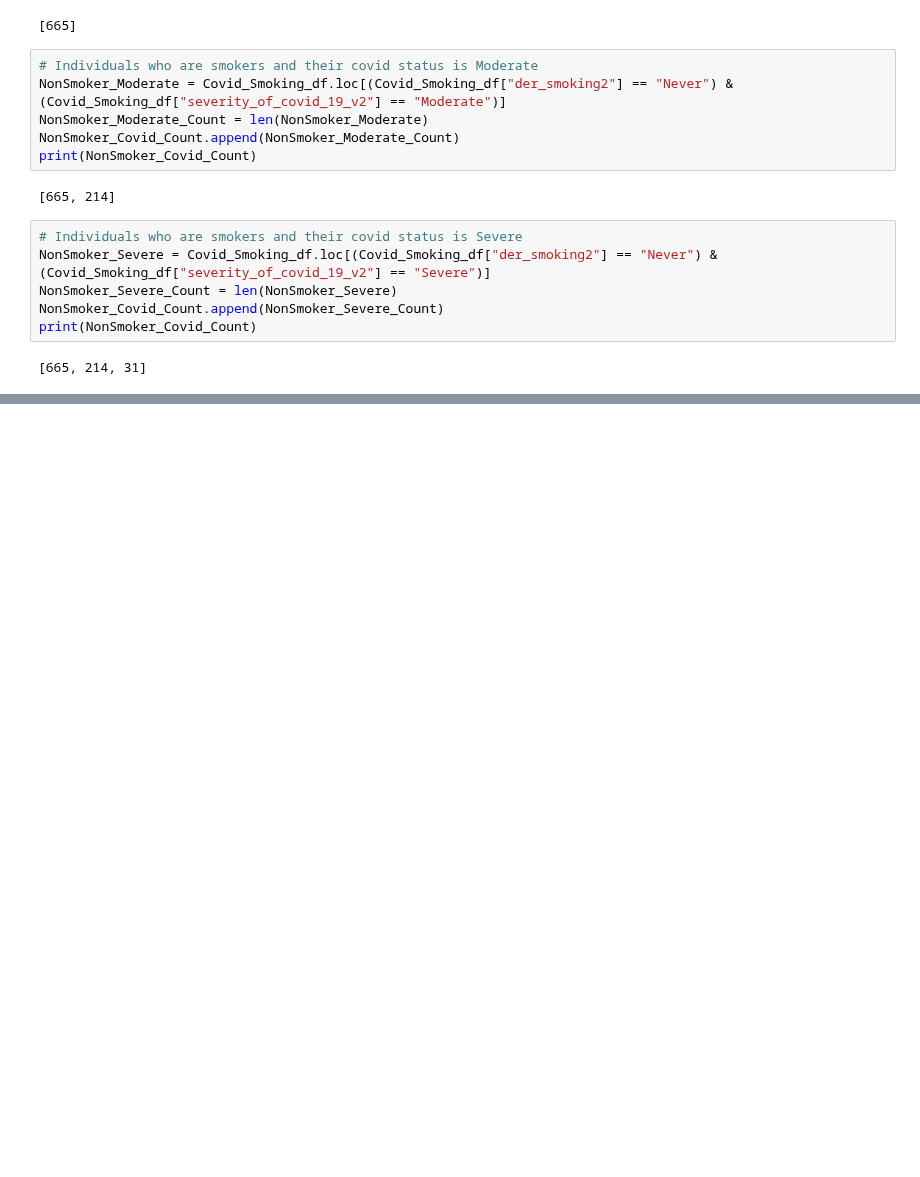
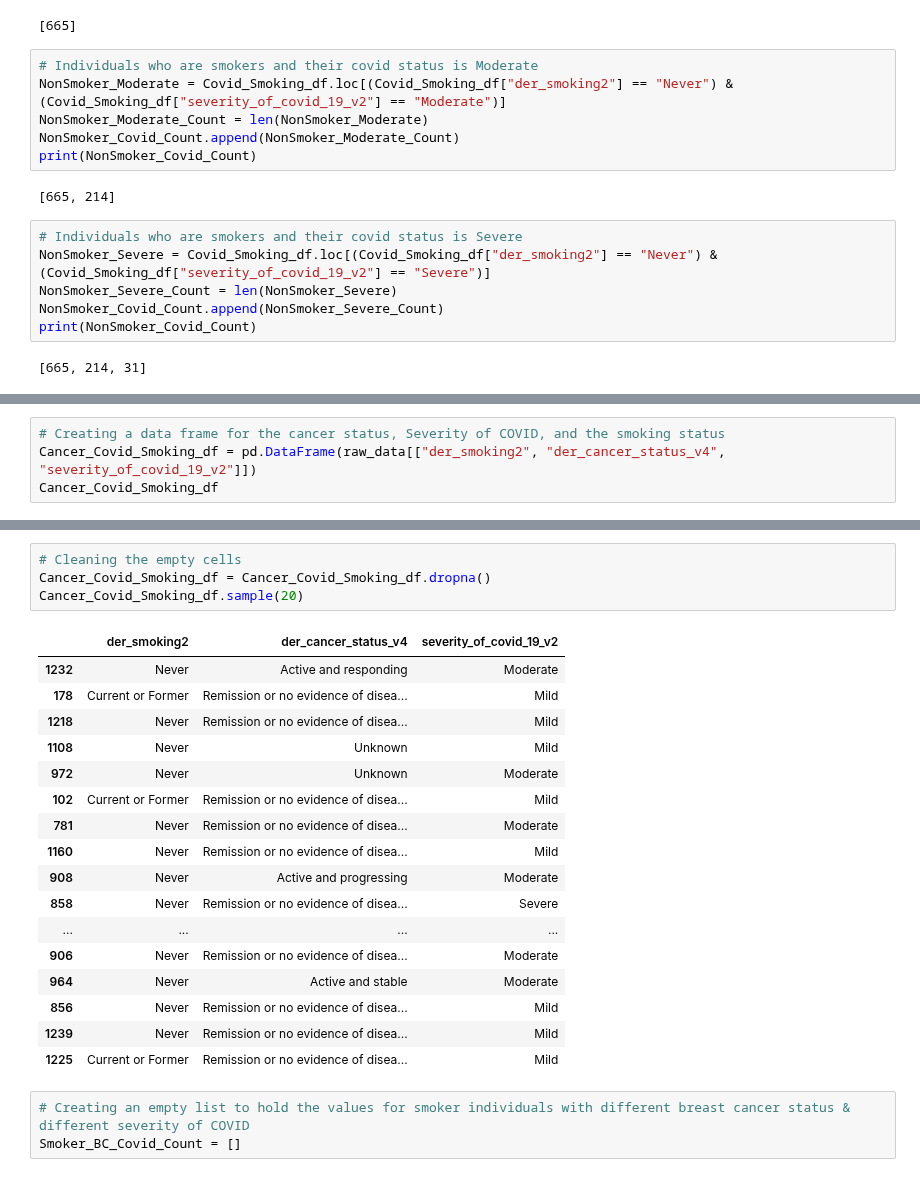
Before and after one commit to HSaleem352/Bootcamp-Project1, a Jupyter notebook: data_cleaning_MB.ipynb, the cells around one changed output, grey strips where cells are left out. Saved outputs shown, nothing was run; the diff lists cells and outputs as text; blank space fills up the shorter version.

```diff
--- a/data_cleaning_MB.ipynb
+++ b/data_cleaning_MB.ipynb
@@ -360,0 +363,4 @@ plt.savefig("Smoking_Output_Data/Smoking_Plot(3).png")
+# %%
+# Creating a data frame for the cancer status, Severity of COVID, and the smoking status
+Cancer_Covid_Smoking_df = pd.DataFrame(raw_data[["der_smoking2", "der_cancer_status_v4", "severity_of_covid_19_v2"]])
+Cancer_Covid_Smoking_df
@@ -360,0 +381,25 @@ plt.savefig("Smoking_Output_Data/Smoking_Plot(3).png")
+# %%
+# Cleaning the empty cells
+Cancer_Covid_Smoking_df = Cancer_Covid_Smoking_df.dropna()
+Cancer_Covid_Smoking_df.sample(20)
+# %% [output]
+|  | der_smoking2 | der_cancer_status_v4 | severity_of_covid_19_v2 |
+| 1232 | Never | Active and responding | Moderate |
+| 178 | Current or Former | Remission or no evidence of disea... | Mild |
+| 1218 | Never | Remission or no evidence of disea... | Mild |
+| 1108 | Never | Unknown | Mild |
+| 972 | Never | Unknown | Moderate |
+| 102 | Current or Former | Remission or no evidence of disea... | Mild |
+| 781 | Never | Remission or no evidence of disea... | Moderate |
+| 1160 | Never | Remission or no evidence of disea... | Mild |
+| 908 | Never | Active and progressing | Moderate |
+| 858 | Never | Remission or no evidence of disea... | Severe |
+| ... | ... | ... | ... |
+| 906 | Never | Remission or no evidence of disea... | Moderate |
+| 964 | Never | Active and stable | Moderate |
+| 856 | Never | Remission or no evidence of disea... | Mild |
+| 1239 | Never | Remission or no evidence of disea... | Mild |
+| 1225 | Current or Former | Remission or no evidence of disea... | Mild |
+# %%
+# Creating an empty list to hold the values for smoker individuals with different breast cancer status & different severity of COVID
+Smoker_BC_Covid_Count = []
```
Also changed, not shown: parts of 28 cells of this notebook, 4 other files.
